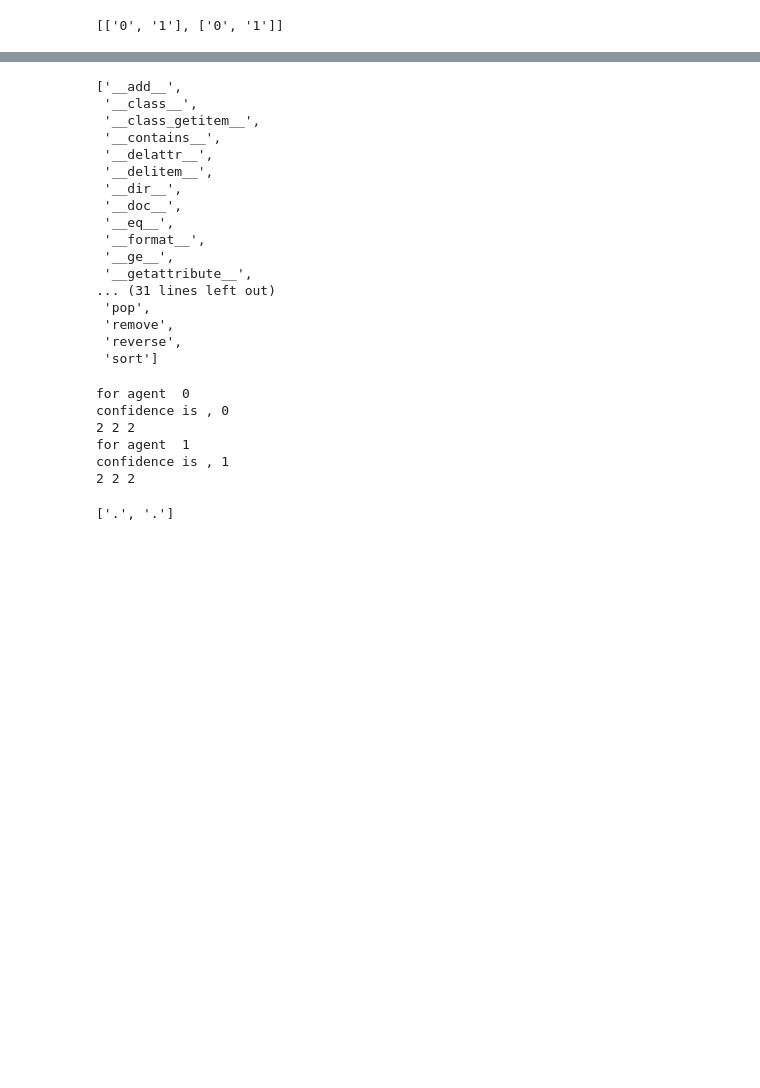
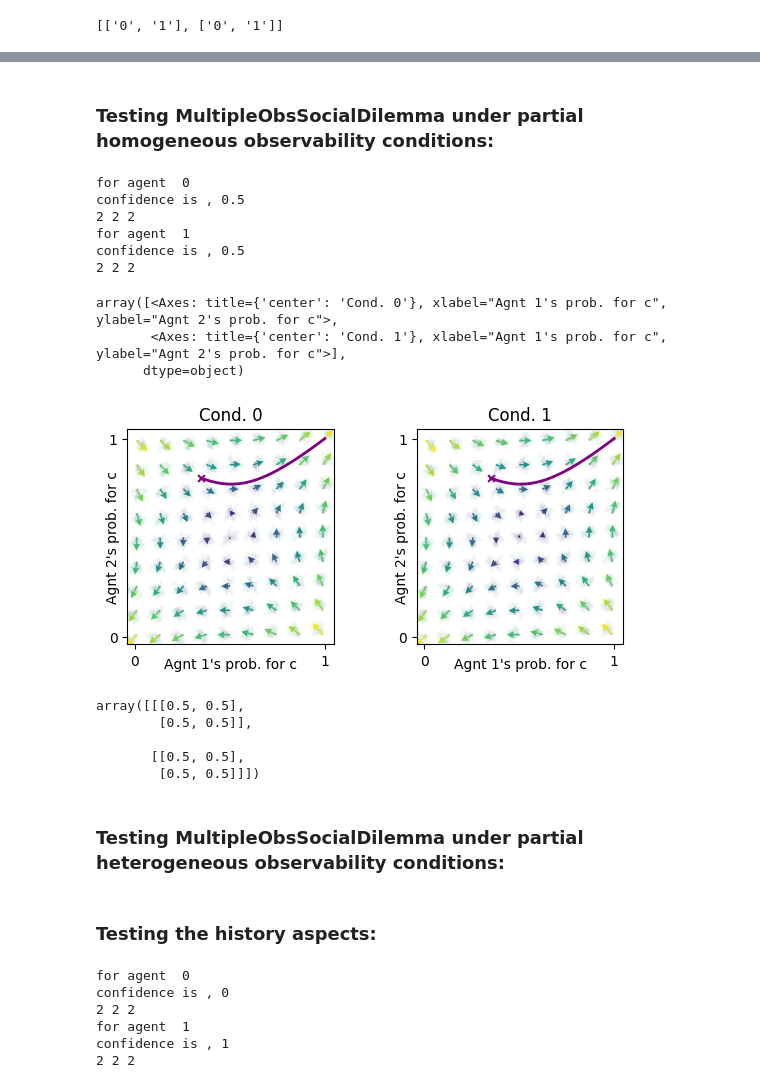
Before and after one commit to BarfussLab/pyCRLD, a Jupyter notebook: nbs/Environments/12_MultipleObsSocialDilemma.ipynb, the cells around one changed output, grey strips where cells are left out. Cells and saved outputs as stored; diff of their text form; code cells hidden in the pictures; blank space fills up the shorter version.

Commit message:
Organize and add some tests to the multi obs env

```diff
--- a/nbs/Environments/12_MultipleObsSocialDilemma.ipynb
+++ b/nbs/Environments/12_MultipleObsSocialDilemma.ipynb
@@ -58,10 +58,16 @@ class MultipleObsSocialDilemma(HeterogeneousObservationsEnv):
         self.n_agent_actions = 2
         self.n_states = 2 # TODO: I'm not entirely sure on why we have 2 states here
 
-
-        self.pC = pC  # prop. contract TODO: no idea what this is
+        self.observation_opacity = observation_opacity
+        self.pC = pC  # prop. for contract
+        # This adds a dynamic aspect to the game where the outcome can also depend on the evolving
+        # relationship state (contract or no contract).
+        # In the Uncertain Env. a state is either contracted or not, this indicate whether there is an agreement
+        # or alignment between the agents, which could influence their strategic decisions. This state aspect
+        # goes beyond the classic IPD setup, where such external conditions or states do not typically change
+        # the payoffs directly within a single round.
         self.state = 0 # initial state
-        super().__init__(observation_opacity=observation_opacity)
+        super(MultipleObsSocialDilemma, self).__init__(observation_opacity=observation_opacity)
 # %%
 #| export
 @patch
@@ -193,20 +234,0 @@ array([<Axes: title={'center': 'Cond. 0'}, xlabel="Agnt 1's prob. for c", ylabel
-# %%
-dir(mae_fullObs.env.Aset)
-# %% [output]
-['__add__',
- '__class__',
- '__class_getitem__',
- '__contains__',
- '__delattr__',
- '__delitem__',
- '__dir__',
- '__doc__',
- '__eq__',
- '__format__',
- '__ge__',
- '__getattribute__',
-... (31 lines left out)
- 'pop',
- 'remove',
- 'reverse',
- 'sort']
@@ -215,2 +235,34 @@ env_fullObs.Sset = ['.', '.']
+# %% [markdown]
+### Testing MultipleObsSocialDilemma under partial homogeneous observability conditions:
+# %%
+env_randObs = MultipleObsSocialDilemma(rewards=[5, 5], temptations=[6, 2], suckers_payoffs=[-1, -1], punishments=[0, 0], pC=0.5, observation_opacity=[0.5, 0.5])
+mae_randObs = POstratAC(env=env_randObs, learning_rates=0.1, discount_factors=0.9)
+xtraj, fixedpointreached = mae_randObs.trajectory(X)
+
+ax = fp.plot_strategy_flow(mae_randObs, x, y, flowarrow_points = np.linspace(0.01 ,0.99, 9), NrRandom=16)
+fp.plot_trajectories([xtraj], x, y, cols=['purple'], axes=ax)
+# %% [output]
+for agent  0
+confidence is , 0.5
+2 2 2
+for agent  1
+confidence is , 0.5
+2 2 2
+array([<Axes: title={'center': 'Cond. 0'}, xlabel="Agnt 1's prob. for c", ylabel="Agnt 2's prob. for c">,
+       <Axes: title={'center': 'Cond. 1'}, xlabel="Agnt 1's prob. for c", ylabel="Agnt 2's prob. for c">],
+      dtype=object)
+[figure, added]
+# %%
+env_randObs.O
+# %% [output]
+array([[[0.5, 0.5],
+        [0.5, 0.5]],
+
+       [[0.5, 0.5],
+        [0.5, 0.5]]])
+# %% [markdown]
+### Testing MultipleObsSocialDilemma under partial heterogeneous observability conditions:
+# %% [markdown]
+### Testing the history aspects:
 # %%
 from pyCRLD.Environments.HistoryEmbedding import HistoryEmbedded
@@ -225,7 +278,3 @@ confidence is , 0
 for agent  1
 confidence is , 1
 2 2 2
-# %%
-env_fullObs.Sset
-# %% [output]
-['.', '.']
```
Also changed, not shown: parts of 15 cells of this notebook, 1 other file.
